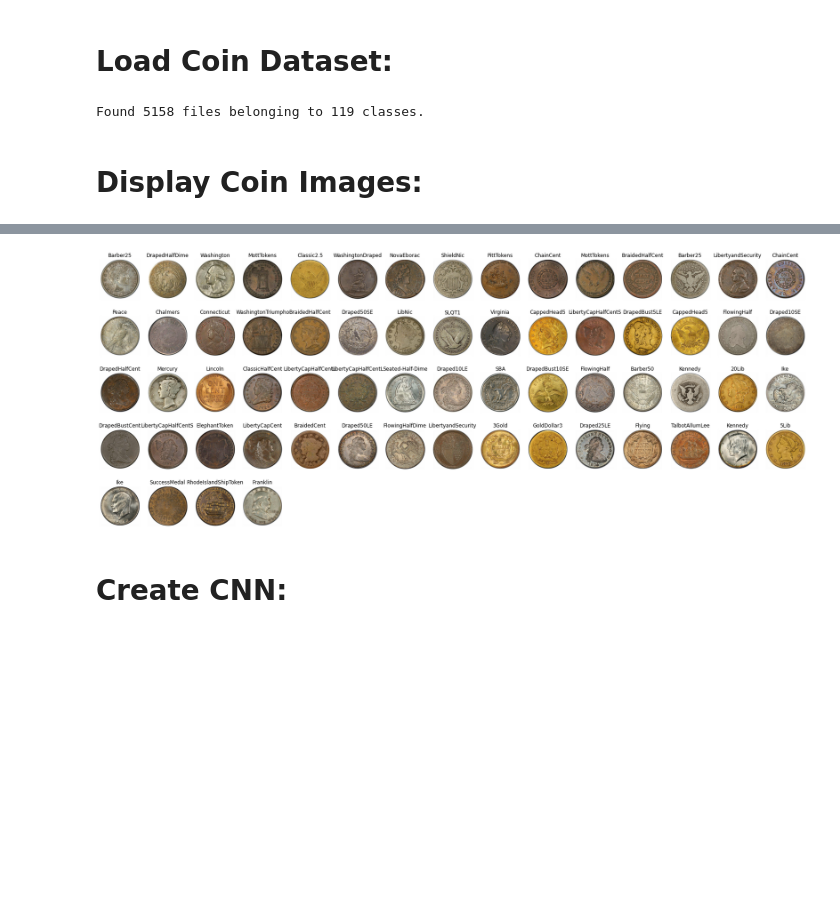
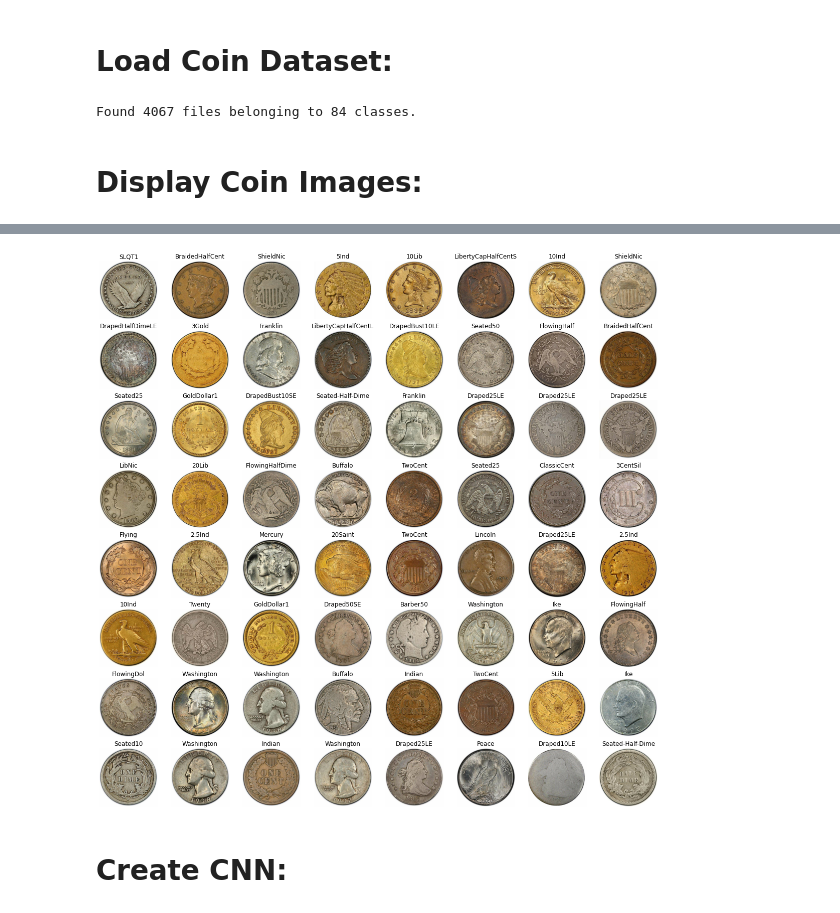
Before and after one commit to PScottZero/Numismatic, a Jupyter notebook: coin_classifier/coin_classifier.ipynb, the cells around one changed output, grey strips where cells are left out. Cells and saved outputs as stored; diff of their text form; code cells hidden in the pictures; blank space fills up the shorter version.

```diff
--- a/coin_classifier/coin_classifier.ipynb
+++ b/coin_classifier/coin_classifier.ipynb
@@ -10,38 +28,48 @@ from PIL import Image
 # %% [markdown]
 # Load Coin Dataset:
-# %%
-def normalize(image, label):
-  image = image / 255.0
-  return image, label
-
-labels = listdir('images/')
-try:
-  labels.remove('.DS_Store')
-except ValueError:
-  pass
-labels.sort()
-
-dataset = preprocessing.image_dataset_from_directory(
-  'images/',
-  labels="inferred",
-  label_mode="int",
-  class_names=None,
-  color_mode="rgb",
-  batch_size=64,
-  image_size=(500, 500),
-  shuffle=True,
-  interpolation="bilinear",
-)
-dataset = dataset.map(normalize)
-# %% [output]
-Found 5158 files belonging to 119 classes.
+# %%
+labels = listdir('images/')
+labels.sort()
+
+if '.DS_Store' in labels:
+  labels.remove('.DS_Store')
+
+dataset = preprocessing.image_dataset_from_directory(
+  'images/',
+  labels="inferred",
+  label_mode="int",
+  class_names=None,
+  color_mode="rgb",
+  batch_size=64,
+  image_size=(500, 500),
+  validation_split=0.1,
+  subset="training",
+  seed=32,
+  shuffle=True
+)
+dataset_val = preprocessing.image_dataset_from_directory(
+  'images/',
+  labels="inferred",
+  label_mode="int",
+  class_names=None,
+  color_mode="rgb",
+  batch_size=64,
+  image_size=(500, 500),
+  validation_split=0.1,
+  subset="training",
+  seed=32,
+  shuffle=True
+)
+dataset = dataset.map(lambda image, label: (image / 255.0, label))
+# %% [output]
+Found 4067 files belonging to 84 classes.
 # %% [markdown]
 # Display Coin Images:
 # %%
-fig = plt.figure(figsize=(30, 12))
+fig = plt.figure(figsize=(16, 16))
 X_batch, y_batch = next(dataset.as_numpy_iterator())
 for i in range(64):
-  fig.add_subplot(5, 15, i + 1)
+  fig.add_subplot(8, 8, i + 1)
   plt.imshow(X_batch[i])
   plt.axis('off')
   plt.title(labels[y_batch[i]])
@@ -49,4 +78,4 @@ for i in range(64):
-[figure, old version]
+[figure, new version]
 # %% [markdown]
 # Create CNN:
 # %%
```
Also changed, not shown: parts of 10 cells of this notebook, 14 other files.
